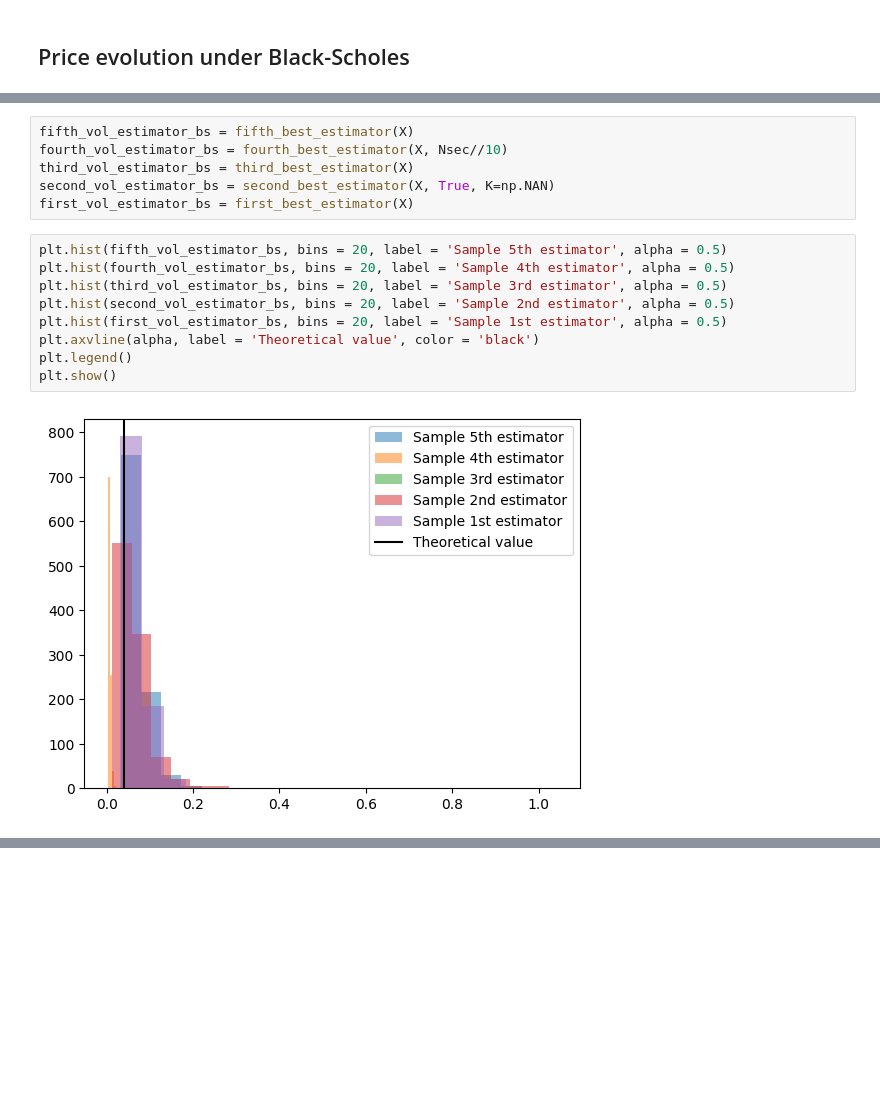
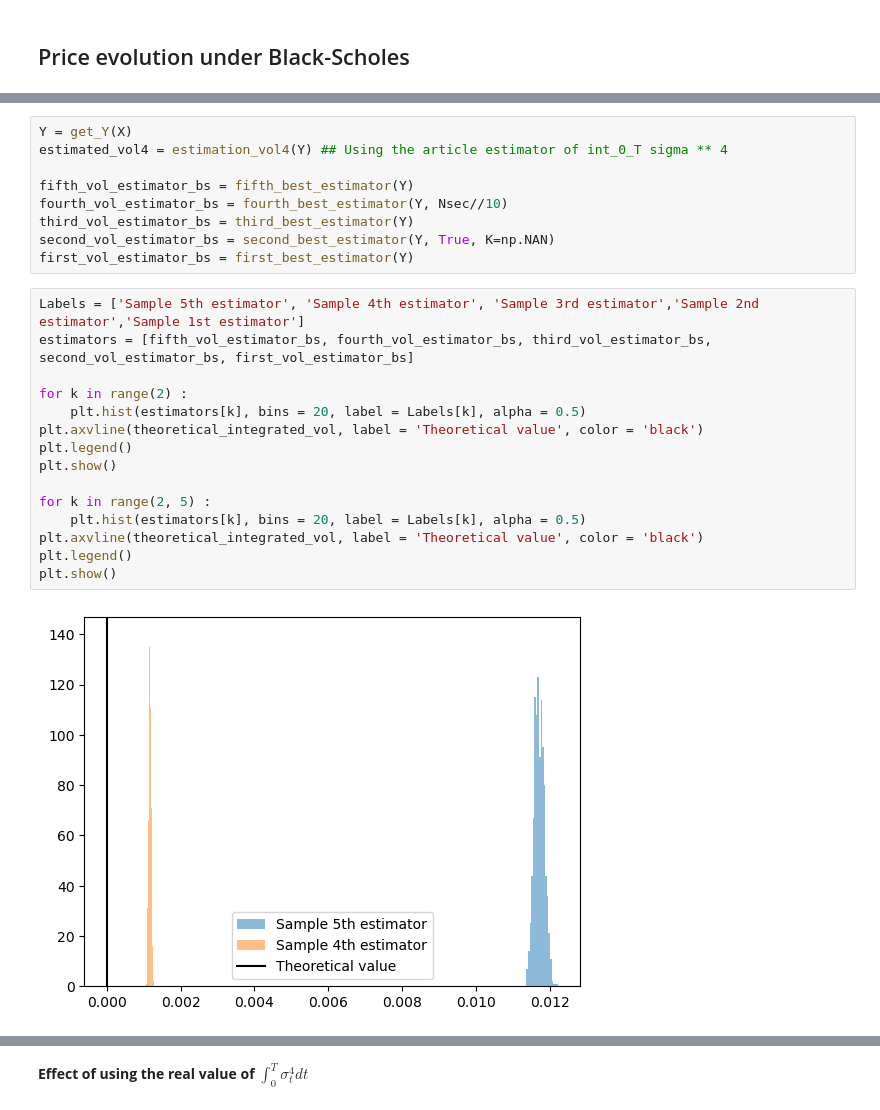
Before and after one commit to nicolassinott/HFT, a Jupyter notebook: Integrated_volatility/monte_carlo.ipynb, the cells around one changed output, grey strips where cells are left out. Drawn from its saved outputs; the diff is of its cells as text; blank space fills up the shorter version.

```diff
--- a/Integrated_volatility/monte_carlo.ipynb
+++ b/Integrated_volatility/monte_carlo.ipynb
@@ -400,17 +410,26 @@ plt.show()
 # %%
-fifth_vol_estimator_bs = fifth_best_estimator(X)
-fourth_vol_estimator_bs = fourth_best_estimator(X, Nsec//10)
-third_vol_estimator_bs = third_best_estimator(X)
-second_vol_estimator_bs = second_best_estimator(X, True, K=np.NAN)
-first_vol_estimator_bs = first_best_estimator(X)
+Y = get_Y(X)
+estimated_vol4 = estimation_vol4(Y) ## Using the article estimator of int_0_T sigma ** 4
+
+fifth_vol_estimator_bs = fifth_best_estimator(Y)
+fourth_vol_estimator_bs = fourth_best_estimator(Y, Nsec//10)
+third_vol_estimator_bs = third_best_estimator(Y)
+second_vol_estimator_bs = second_best_estimator(Y, True, K=np.NAN)
+first_vol_estimator_bs = first_best_estimator(Y)
-# %%
-plt.hist(fifth_vol_estimator_bs, bins = 20, label = 'Sample 5th estimator', alpha = 0.5)
-plt.hist(fourth_vol_estimator_bs, bins = 20, label = 'Sample 4th estimator', alpha = 0.5)
-plt.hist(third_vol_estimator_bs, bins = 20, label = 'Sample 3rd estimator', alpha = 0.5)
-plt.hist(second_vol_estimator_bs, bins = 20, label = 'Sample 2nd estimator', alpha = 0.5)
-plt.hist(first_vol_estimator_bs, bins = 20, label = 'Sample 1st estimator', alpha = 0.5)
-plt.axvline(alpha, label = 'Theoretical value', color = 'black')
-plt.legend()
-plt.show()
-# %% [output]
-[figure, removed]
+# %%
+Labels = ['Sample 5th estimator', 'Sample 4th estimator', 'Sample 3rd estimator','Sample 2nd estimator','Sample 1st estimator']
+estimators = [fifth_vol_estimator_bs, fourth_vol_estimator_bs, third_vol_estimator_bs, second_vol_estimator_bs, first_vol_estimator_bs]
+
+for k in range(2) :
+    plt.hist(estimators[k], bins = 20, label = Labels[k], alpha = 0.5)
+plt.axvline(theoretical_integrated_vol, label = 'Theoretical value', color = 'black')
+plt.legend()
+plt.show()
+
+for k in range(2, 5) :
+    plt.hist(estimators[k], bins = 20, label = Labels[k], alpha = 0.5)
+plt.axvline(theoretical_integrated_vol, label = 'Theoretical value', color = 'black')
+plt.legend()
+plt.show()
+# %% [output]
+[figure, added]
@@ -416,0 +437,2 @@ plt.show()
+# %% [markdown]
+**Effect of using the real value of $\int_{0}^{T} \sigma_t^4 dt$**
```
Also changed, not shown: parts of 18 cells of this notebook.
